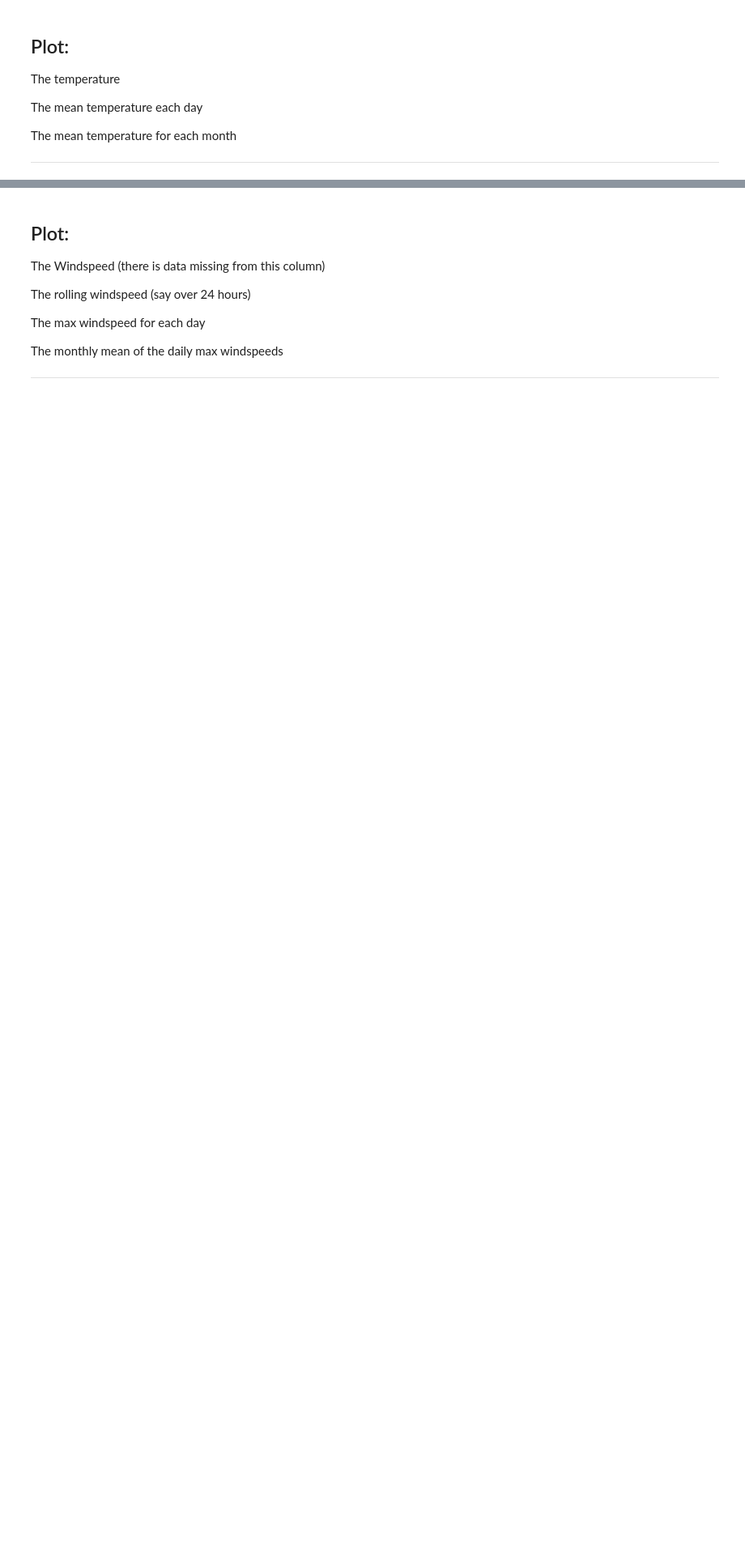
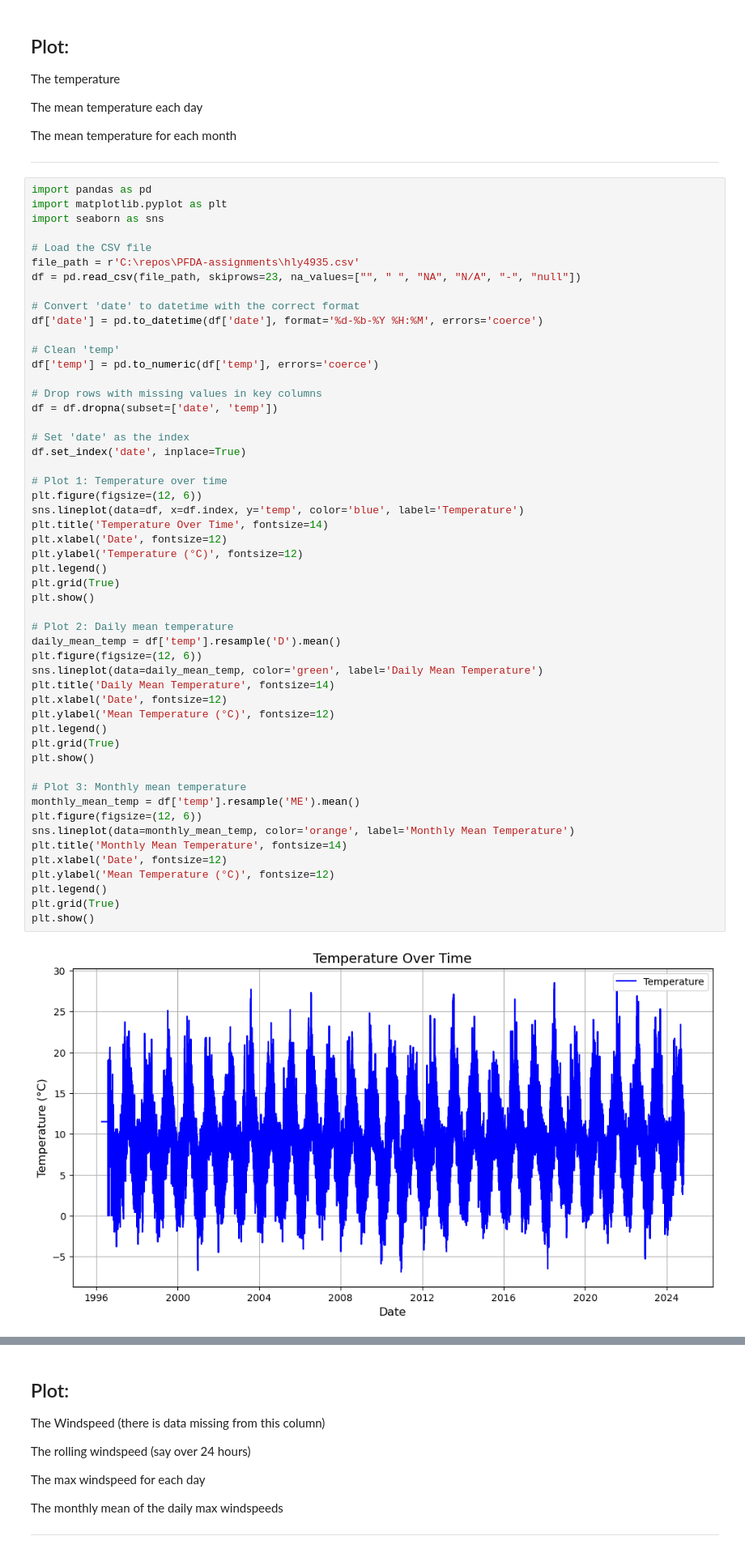
Before and after one commit to h2ohugol/PFDA-assignments, a Jupyter notebook: assignment_6_Weather.ipynb, the cells around one changed output, grey strips where cells are left out. Shown at 81% size. Drawn from its saved outputs; the diff is of its cells as text; blank space fills up the shorter version.

Commit message:
three plots

```diff
--- a/assignment_6_Weather.ipynb
+++ b/assignment_6_Weather.ipynb
@@ -89,3 +89,57 @@ The mean temperature each day
 The mean temperature for each month
 
 ***
+# %%
+import pandas as pd
+import matplotlib.pyplot as plt
+import seaborn as sns
+
+# Load the CSV file
+file_path = r'C:\repos\PFDA-assignments\hly4935.csv'
+df = pd.read_csv(file_path, skiprows=23, na_values=["", " ", "NA", "N/A", "-", "null"])
+
+# Convert 'date' to datetime with the correct format
+df['date'] = pd.to_datetime(df['date'], format='%d-%b-%Y %H:%M', errors='coerce')
+
+# Clean 'temp'
+df['temp'] = pd.to_numeric(df['temp'], errors='coerce')
+
+# Drop rows with missing values in key columns
+df = df.dropna(subset=['date', 'temp'])
+
+# Set 'date' as the index
+df.set_index('date', inplace=True)
+
+# Plot 1: Temperature over time
+plt.figure(figsize=(12, 6))
+sns.lineplot(data=df, x=df.index, y='temp', color='blue', label='Temperature')
+plt.title('Temperature Over Time', fontsize=14)
+plt.xlabel('Date', fontsize=12)
+plt.ylabel('Temperature (°C)', fontsize=12)
+plt.legend()
+plt.grid(True)
+plt.show()
+
+# Plot 2: Daily mean temperature
+daily_mean_temp = df['temp'].resample('D').mean()
+plt.figure(figsize=(12, 6))
+sns.lineplot(data=daily_mean_temp, color='green', label='Daily Mean Temperature')
+plt.title('Daily Mean Temperature', fontsize=14)
+plt.xlabel('Date', fontsize=12)
+plt.ylabel('Mean Temperature (°C)', fontsize=12)
+plt.legend()
+plt.grid(True)
+plt.show()
+
+# Plot 3: Monthly mean temperature
+monthly_mean_temp = df['temp'].resample('ME').mean()
+plt.figure(figsize=(12, 6))
+sns.lineplot(data=monthly_mean_temp, color='orange', label='Monthly Mean Temperature')
+plt.title('Monthly Mean Temperature', fontsize=14)
+plt.xlabel('Date', fontsize=12)
+plt.ylabel('Mean Temperature (°C)', fontsize=12)
+plt.legend()
+plt.grid(True)
+plt.show()
+# %% [output]
+[figure, added]
```
Also changed, not shown: parts of 1 cell of this notebook.
